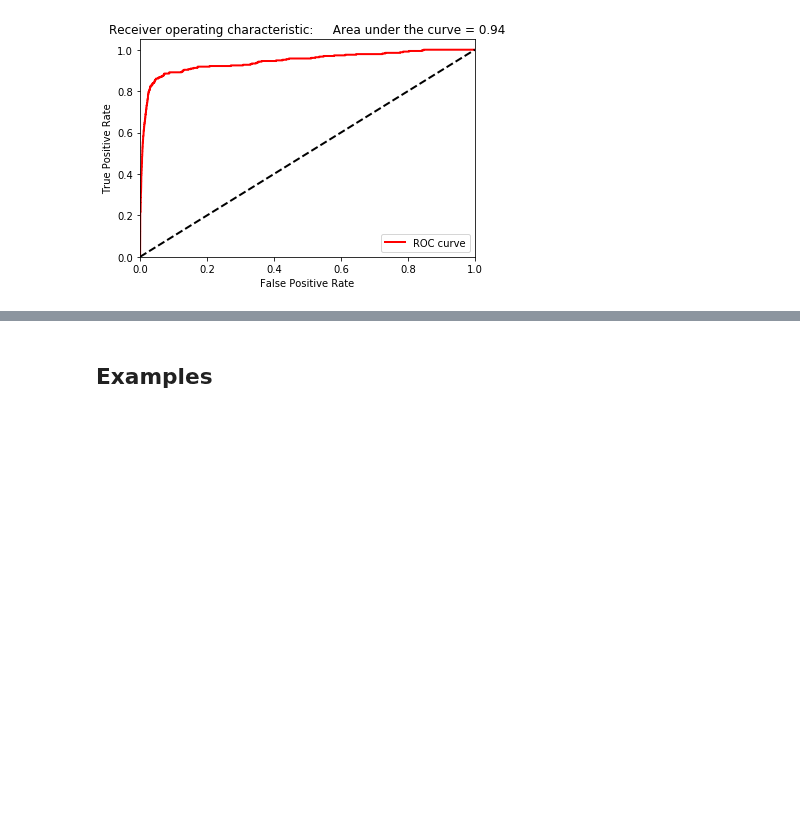
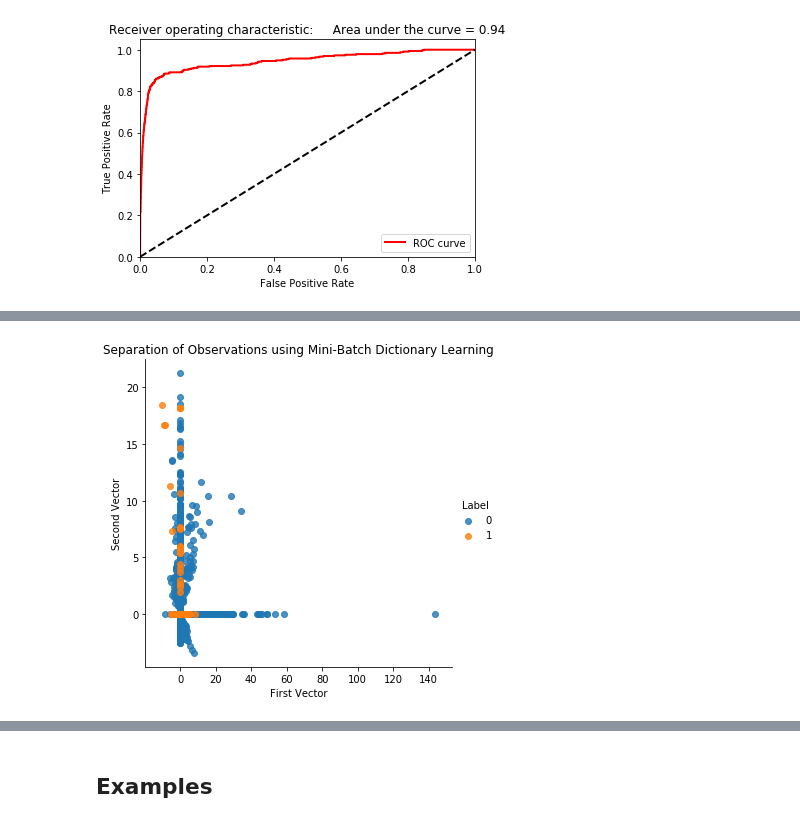
Before and after one commit to vinalyan/Data-Science, a Jupyter notebook: Machine_learning/Unsupervised Learning/Anomaly Detection.ipynb, the cells around one changed output, grey strips where cells are left out. Cells and saved outputs as stored; diff of their text form; code cells hidden in the pictures; blank space fills up the shorter version.

```diff
--- a/Machine_learning/Unsupervised Learning/Anomaly Detection.ipynb
+++ b/Machine_learning/Unsupervised Learning/Anomaly Detection.ipynb
@@ -400,0 +407,18 @@ plotResults(y_train, anomalyScoresSRP)
+# %%
+# Mini-batch dictionary learning
+from sklearn.decomposition import MiniBatchDictionaryLearning
+n_components = 28
+alpha = 1
+batch_size = 200
+n_iter = 10
+random_state = 2018
+miniBatchDictLearning = MiniBatchDictionaryLearning(n_components=n_components,
+                                                   alpha=alpha, batch_size=batch_size,
+                                                   n_iter=n_iter, random_state=random_state)
+miniBatchDictLearning.fit(X_train)
+X_train_miniBatchDictLearning = miniBatchDictLearning.fit_transform(X_train)
+X_train_miniBatchDictLearning = pd.DataFrame(data=X_train_miniBatchDictLearning,
+                                             index=X_train.index)
+scatterPlot(X_train_miniBatchDictLearning, y_train, "Mini-Batch Dictionary Learning")
+# %% [output]
+[figure, added]
```
Also changed, not shown: parts of 3 cells of this notebook.
